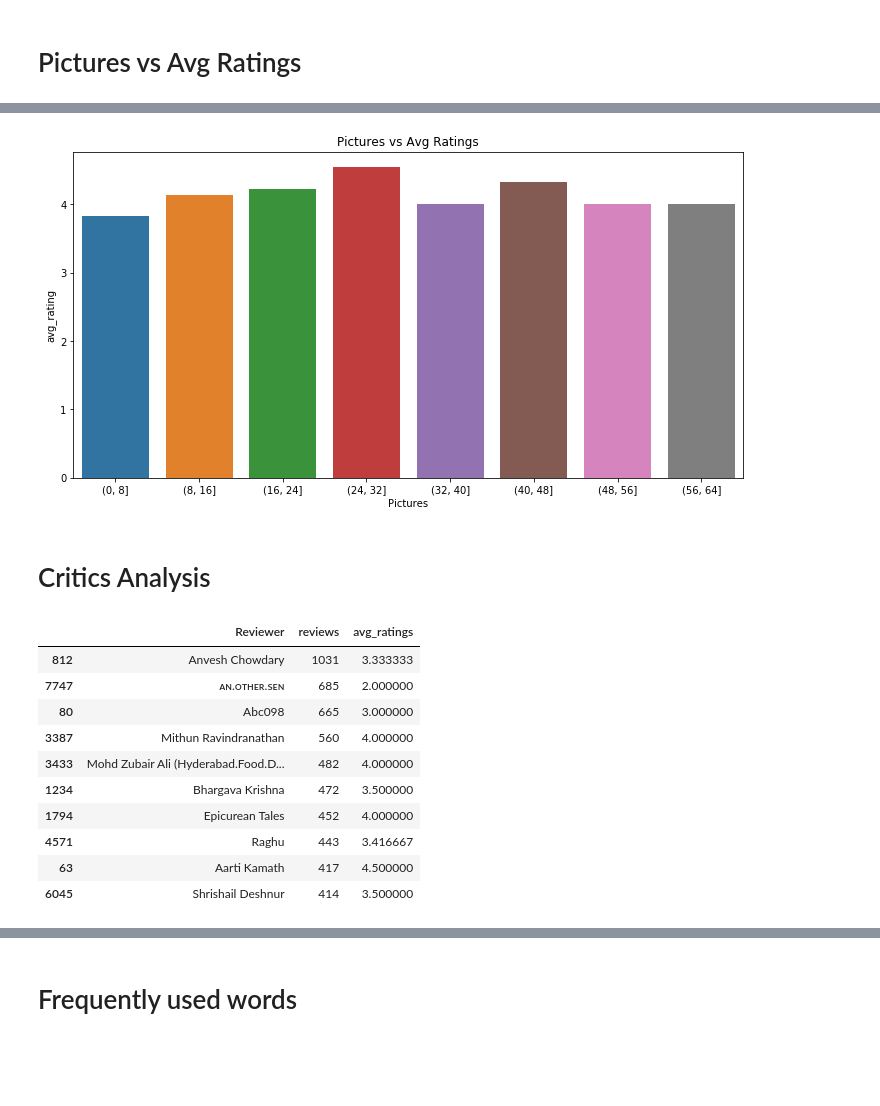
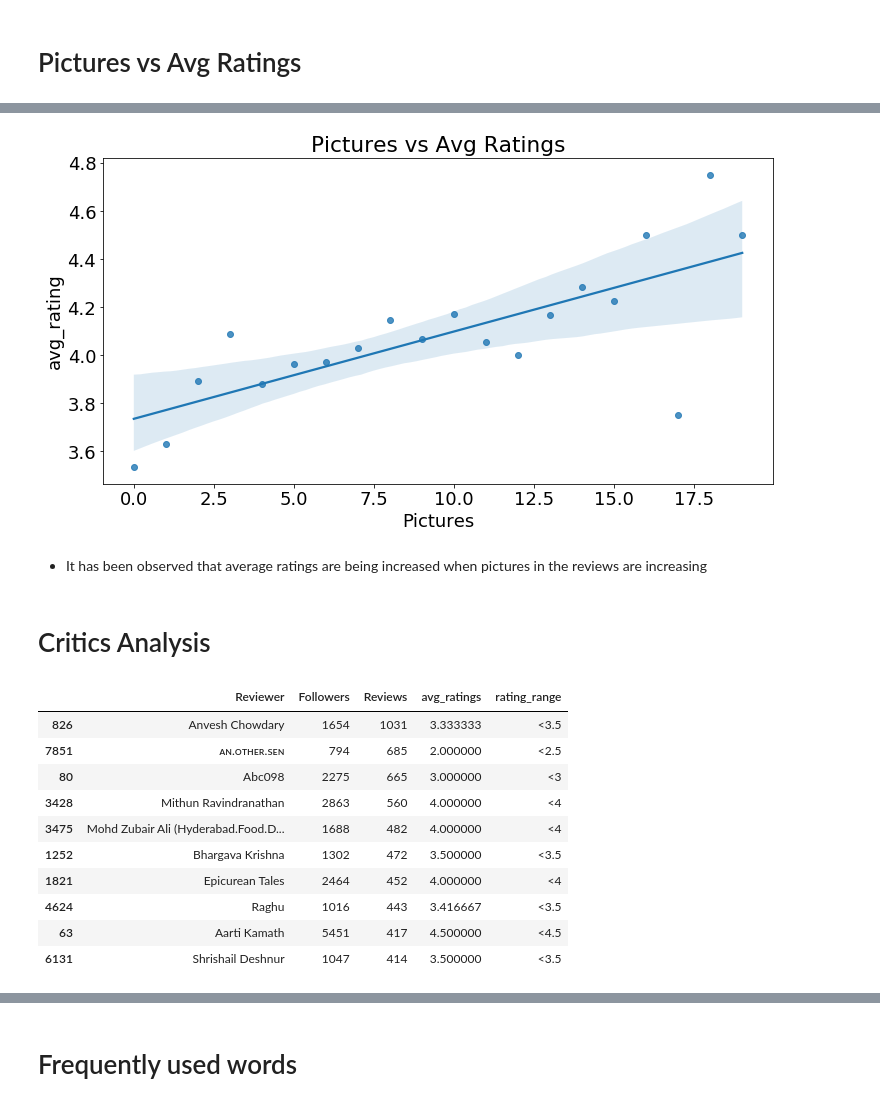
Before and after one commit to bhanuprakash-7/zomato-reviews-clustering-sentimental-analysis, a Jupyter notebook: ZOMATO RESTAURANT CLUSTERING AND SENTIMENT ANALYSIS.ipynb, the cells around one changed output, grey strips where cells are left out. Saved outputs shown, nothing was run; the diff lists cells and outputs as text; code cells hidden in the pictures; blank space fills up the shorter version.

```diff
--- a/ZOMATO RESTAURANT CLUSTERING AND SENTIMENT ANALYSIS.ipynb
+++ b/ZOMATO RESTAURANT CLUSTERING AND SENTIMENT ANALYSIS.ipynb
@@ -387,6 +350,7 @@ by_rating.head(10)
 | 16 | Beyond Flavours | 4.28 |
 | 19 | Cascade - Radisson Hyderabad Hite... | 4.26 |
 # %%
+plt.rcParams.update({'font.size': 18})
 plt.figure(figsize=(12,6))
 sns.barplot(data=by_rating[:20], x='Restaurant', y='avg_rating')
 plt.title('Top 20 Restaurants by Rating')
@@ -398,8 +364,8 @@ plt.show()
 # Pictures vs Avg Ratings
 # %%
 #Storing top restaurants sorted by rating
-pic_ratings = df.groupby(pd.cut(df['Pictures'], np.arange(0, 65, 8)))['Rating'].mean().reset_index().sort_values(by='Pictures')
+pic_ratings = df.groupby('Pictures')['Rating'].mean().reset_index().sort_values(by='Pictures')[:40]
 pic_ratings.columns=['Pictures','avg_rating']
-pic_ratings
+pic_ratings[:8]
 # %% [output]
 |  | Pictures | avg_rating |
@@ -414,25 +380,29 @@ pic_ratings
 # %%
 plt.figure(figsize=(12,6))
-sns.barplot(data=pic_ratings[:20], x='Pictures', y='avg_rating')
+#sns.scatterplot(data=pic_ratings[:20], x='Pictures', y='avg_rating')
+sns.regplot(data=pic_ratings[:20] , x='Pictures', y='avg_rating')
 plt.title('Pictures vs Avg Ratings')
 plt.show()
 # %% [output]
-[figure, old version]
+[figure, new version]
+# %% [markdown]
+* It has been observed that average ratings are being increased when pictures in the reviews are increasing
 # %% [markdown]
 # Critics Analysis
 # %%
-by_reviews = df.groupby(['Reviewer','reviews'])['Rating'].mean().reset_index().sort_values(by='reviews',ascending=False)
-by_reviews.columns=['Reviewer','reviews','avg_ratings']
+by_reviews = df.groupby(['Reviewer','Followers','Reviews'])['Rating'].mean().reset_index().sort_values(by='Reviews',ascending=False)
+by_reviews.columns=['Reviewer','Followers','Reviews','avg_ratings']
+by_reviews['rating_range'] = pd.cut(by_reviews['avg_ratings'], [0,2.5,3,3.5,4,4.5,5], labels=['<2.5','<3','<3.5','<4','<4.5','<5'])
 by_reviews.head(10)
 # %% [output]
-|  | Reviewer | reviews | avg_ratings |
-| 812 | Anvesh Chowdary | 1031 | 3.333333 |
-| 7747 | ᴀɴ.ᴏᴛʜᴇʀ.sᴇɴ | 685 | 2.000000 |
-| 80 | Abc098 | 665 | 3.000000 |
-| 3387 | Mithun Ravindranathan | 560 | 4.000000 |
-| 3433 | Mohd Zubair Ali (Hyderabad.Food.D... | 482 | 4.000000 |
-| 1234 | Bhargava Krishna | 472 | 3.500000 |
-| 1794 | Epicurean Tales | 452 | 4.000000 |
-| 4571 | Raghu | 443 | 3.416667 |
-| 63 | Aarti Kamath | 417 | 4.500000 |
-| 6045 | Shrishail Deshnur | 414 | 3.500000 |
+|  | Reviewer | Followers | Reviews | avg_ratings | rating_range |
+| 826 | Anvesh Chowdary | 1654 | 1031 | 3.333333 | <3.5 |
+| 7851 | ᴀɴ.ᴏᴛʜᴇʀ.sᴇɴ | 794 | 685 | 2.000000 | <2.5 |
+| 80 | Abc098 | 2275 | 665 | 3.000000 | <3 |
+| 3428 | Mithun Ravindranathan | 2863 | 560 | 4.000000 | <4 |
+| 3475 | Mohd Zubair Ali (Hyderabad.Food.D... | 1688 | 482 | 4.000000 | <4 |
+| 1252 | Bhargava Krishna | 1302 | 472 | 3.500000 | <3.5 |
+| 1821 | Epicurean Tales | 2464 | 452 | 4.000000 | <4 |
+| 4624 | Raghu | 1016 | 443 | 3.416667 | <3.5 |
+| 63 | Aarti Kamath | 5451 | 417 | 4.500000 | <4.5 |
+| 6131 | Shrishail Deshnur | 1047 | 414 | 3.500000 | <3.5 |
```
Also changed, not shown: parts of 28 cells of this notebook.
